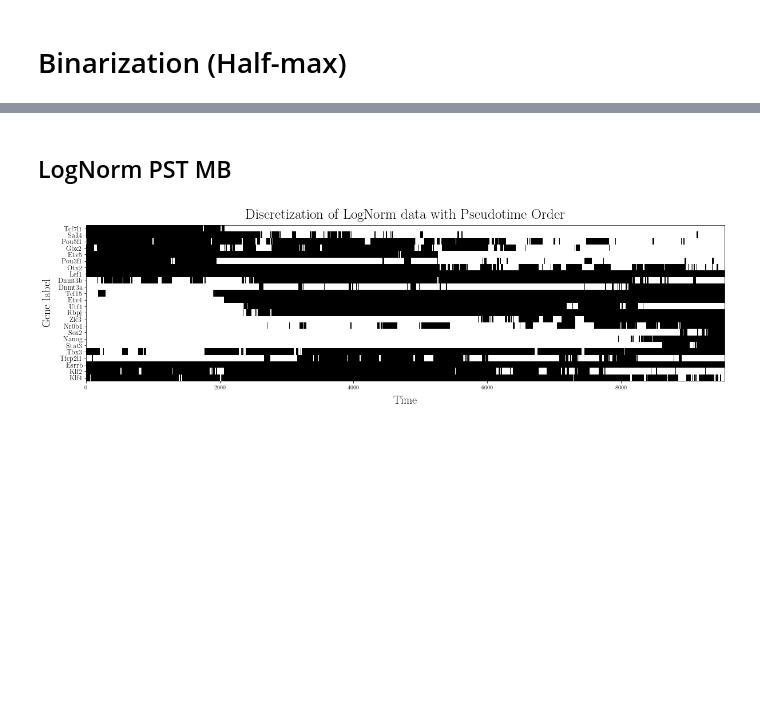
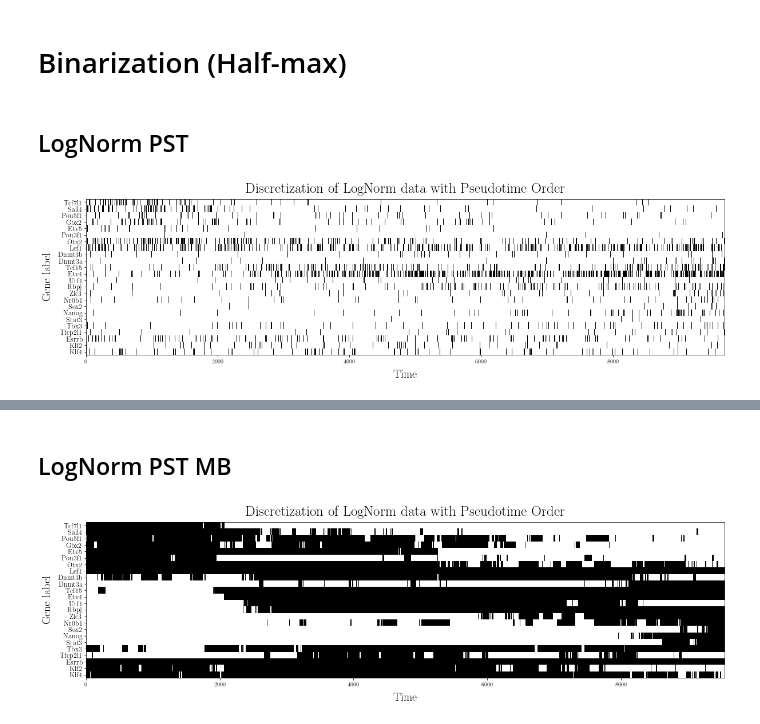
Before and after one commit to CleliaCorridori/GRN_Inference_CODE, a Jupyter notebook: Data_Processing.ipynb, the cells around one changed output, grey strips where cells are left out. Cells and saved outputs as stored; diff of their text form; code cells hidden in the pictures; blank space fills up the shorter version.

```diff
--- a/Data_Processing.ipynb
+++ b/Data_Processing.ipynb
@@ -387,2 +392,14 @@ df_pN_mb.head(3)
 # %% [markdown]
 # Binarization (Half-max)
+# %% [markdown]
+## LogNorm PST
+# %%
+spins_df_lN_pst = funcs_general.binnarization(df_lN_pst, thr=thr, genes_order=genes_order)
+
+fun_plotting.raster_plot(np.array(spins_df_lN_pst), 'Discretization of LogNorm data with Pseudotime Order', 1, genes_order[::-1])
+plt.show()
+
+# to save
+pd.DataFrame.to_csv(spins_df_lN_pst, path_data + "GE_data/processed/imp_genes_LogNorm_PST_Spins.csv")
+# %% [output]
+[figure, added]
```
Also changed, not shown: parts of 5 cells of this notebook, 4 other files.
